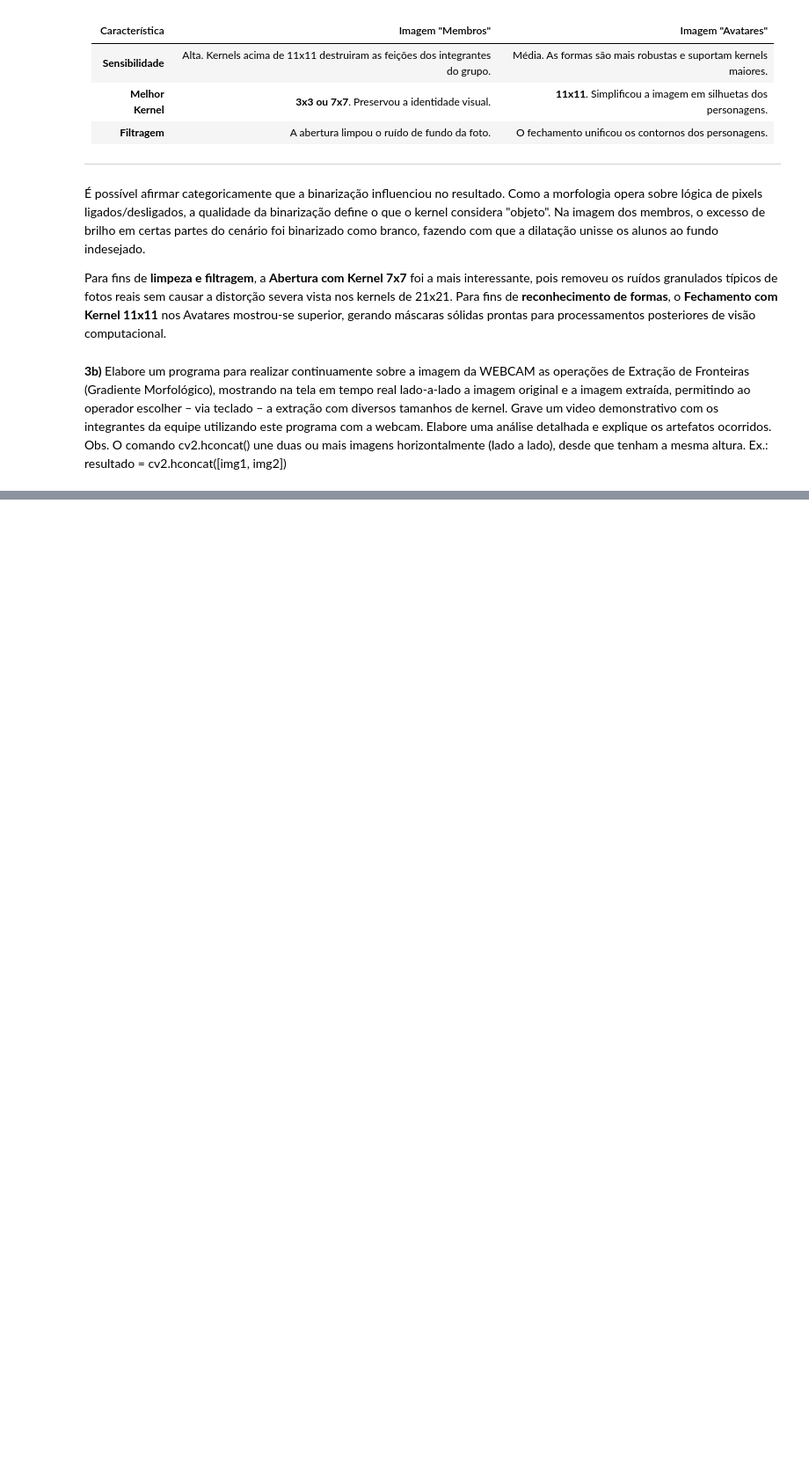
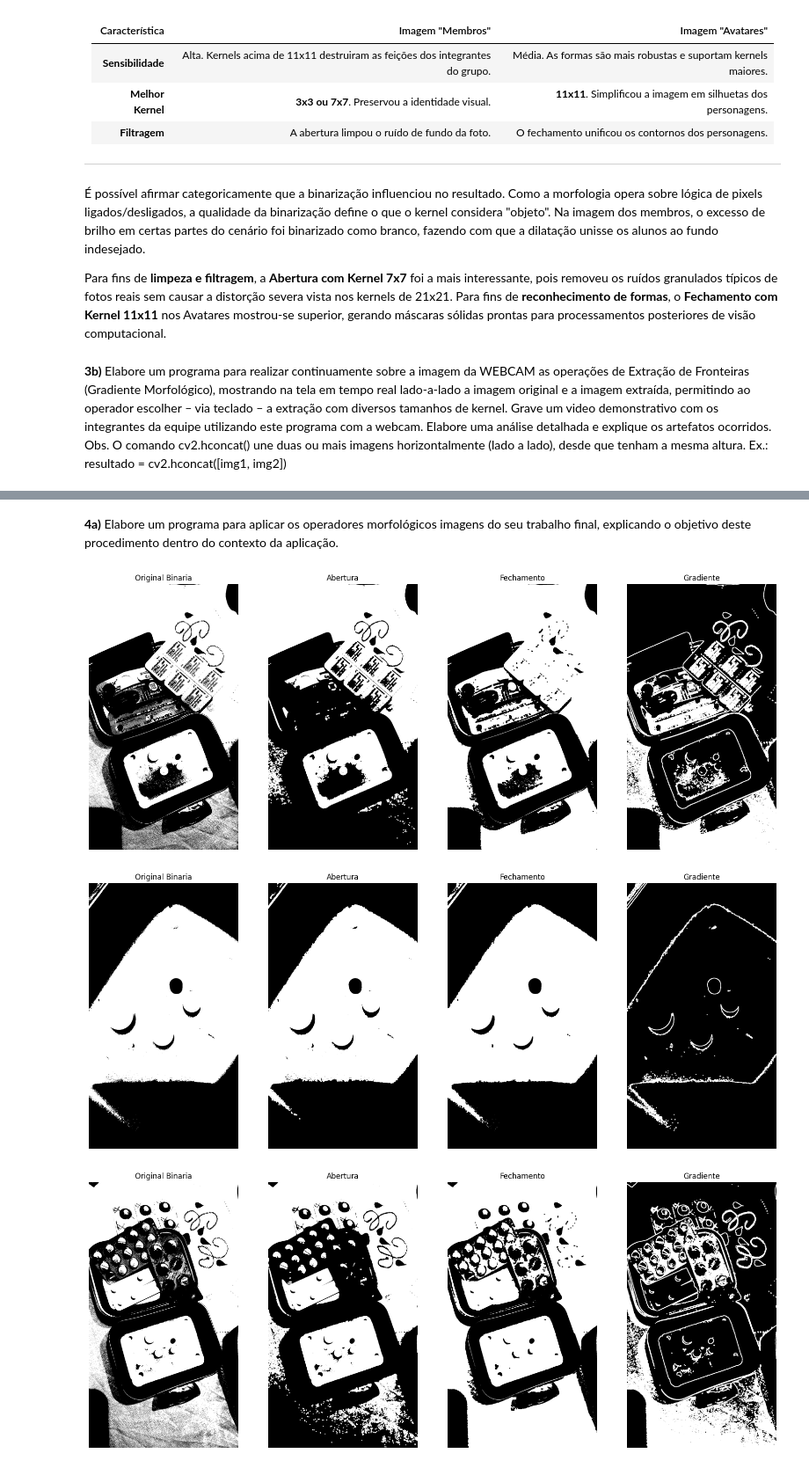
Before and after one commit to MatheusMoselli/image-processing-ufabc-lab7, a Jupyter notebook: relatorio.ipynb, the cells around one changed output, grey strips where cells are left out. Shown at 88% size. Drawn from its saved outputs; the diff is of its cells as text; code cells hidden in the pictures; blank space fills up the shorter version.

```diff
--- a/relatorio.ipynb
+++ b/relatorio.ipynb
@@ -221,0 +211,41 @@ cv2.destroyAllWindows()
+# %% [markdown]
+**4a)** Elabore um programa para aplicar os operadores morfológicos imagens do seu
+trabalho final, explicando o objetivo deste procedimento dentro do contexto da aplicação.
+# %%
+import cv2
+import numpy as np
+import matplotlib.pyplot as plt
+from morph import mm
+import os
+
+def processar_projeto_final(img):
+    img_rgb = mm.color(img)
+    img_gray = mm.gray(img_rgb)
+    img_bin = mm.threshold(img_gray, 0)
+
+    kernel = np.ones((5,5), np.uint8)
+
+    abertura = mm.open(img_bin, kernel)
+    fechamento = mm.close(img_bin, kernel)
+    gradiente = mm.gradm(img_bin, kernel)
+
+    imagens = [img_bin, abertura, fechamento, gradiente]
+    titulos = ['Original Binaria', 'Abertura', 'Fechamento', 'Gradiente']
+
+    plt.figure(figsize=(20, 8))
+    for i in range(4):
+        plt.subplot(1, 4, i+1)
+        plt.imshow(imagens[i], cmap='gray')
+        plt.title(titulos[i])
+        plt.axis('off')
+    plt.show()
+
+diretorio = 'images'
+for arquivo in sorted(os.listdir(diretorio)):
+    if arquivo.lower().endswith(('.jpeg', '.jpg', '.png')):
+        img_projeto = mm.read(os.path.join(diretorio, arquivo))
+        processar_projeto_final(img_projeto)
+# %% [output]
+[figure, added]
+[figure, added]
+[figure, added]
```
Also changed, not shown: parts of 5 cells of this notebook.
